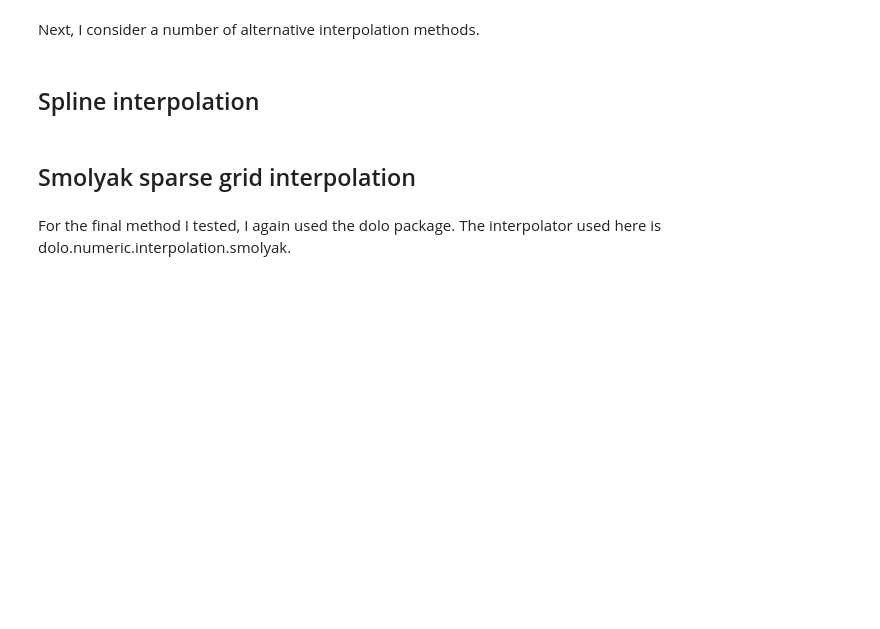
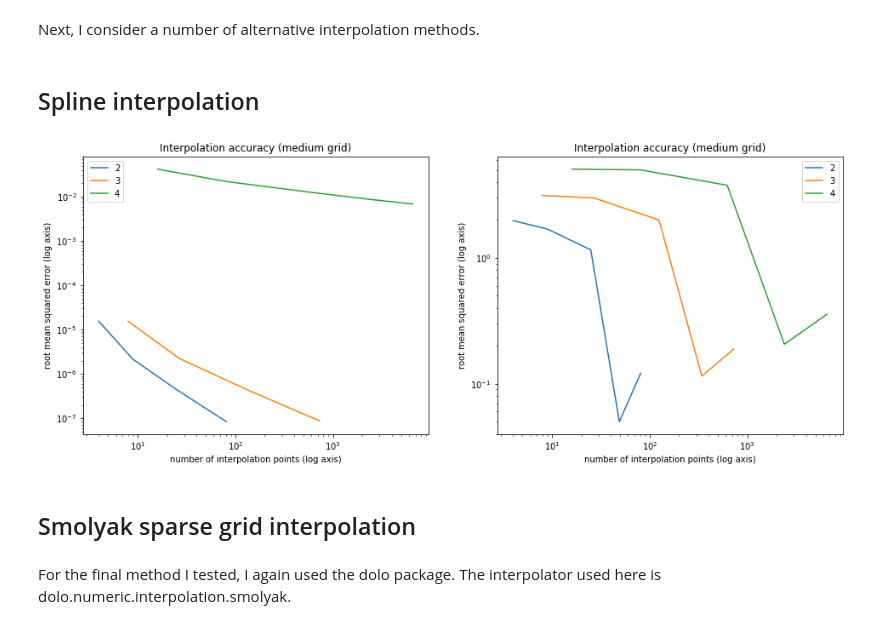
Before and after one commit to simonjheiler/function_approximation, a Jupyter notebook: student_project.ipynb, the cells around one changed output. Drawn from its saved outputs; the diff is of its cells as text; code cells hidden in the pictures; blank space fills up the shorter version.

```diff
--- a/student_project.ipynb
+++ b/student_project.ipynb
@@ -229,6 +230,74 @@ runtimes zhou:
 Next, I consider a number of alternative interpolation methods.
 # %% [markdown]
 ## Spline interpolation
+# %%
+# create instance for linear regular parametrization and set parameters
+params_spline = copy.deepcopy(params_default)
+params_spline["controls"]["interpolation method"] = "spline"
+params_spline["controls"]["grid_method"] = "regular"
+params_spline["controls"]["evaluate off-grid"] = "True"
+params_spline["controls"]["dims"] = [2, 3, 4]
+params_spline["controls"]["iterations"] = 5
+params_spline["controls"]["grid density"] = "medium"
+
+# create instance for zhou function
+params_zhou_spline = copy.deepcopy(params_spline)
+params_zhou_spline["controls"]["function to approximate"] = "zhou_vectorize"
+
+# create instance for borehole function
+params_borehole_spline = copy.deepcopy(params_spline)
+params_borehole_spline["controls"]["function to approximate"] = "borehole_wrapper_vectorize"
+# %%
+results_zhou_spline = execute_study(params_zhou_spline)
+results_borehole_spline = execute_study(params_borehole_spline)
+# %%
+fig = plt.figure(figsize=(16, 6))
+
+plt.subplot(1, 2, 1)
+plot_legend = []
+plot_x = []
+plot_y = []
+for dims in params_borehole_spline["controls"]["dims"]:
+    plot_legend.append(dims)
+    plot_x.append(results_borehole_spline["gridpoints"][dims])
+    plot_y.append(results_borehole_spline["rmse"][dims])
+
+for idx in range(len(params_borehole_spline["controls"]["dims"])):
+    plt.plot(plot_x[idx], plot_y[idx])
+
+plt.xscale("log")
+plt.yscale("log")
+plt.xlabel("number of interpolation points (log axis)")
+plt.ylabel("root mean squared error (log axis)")
+plt.legend(plot_legend)
+plt.title(
+    "Interpolation accuracy (" + params_borehole_spline["controls"]["grid density"] + " grid)"
+)
+
+plt.subplot(1, 2, 2)
+plot_legend = []
+plot_x = []
+plot_y = []
+for dims in params_zhou_spline["controls"]["dims"]:
+    plot_legend.append(dims)
+    plot_x.append(results_zhou_spline["gridpoints"][dims])
+    plot_y.append(results_zhou_spline["rmse"][dims])
+
+for idx in range(len(params_zhou_spline["controls"]["dims"])):
+    plt.plot(plot_x[idx], plot_y[idx])
+
+plt.xscale("log")
+plt.yscale("log")
+plt.xlabel("number of interpolation points (log axis)")
+plt.ylabel("root mean squared error (log axis)")
+plt.legend(plot_legend)
+plt.title(
+    "Interpolation accuracy (" + params_zhou_spline["controls"]["grid density"] + " grid)"
+)
+
+plt.show()
+# %% [output]
+[figure, added]
 # %% [markdown]
 ## Smolyak sparse grid interpolation
 # %% [markdown]
```
Also changed, not shown: parts of 14 cells of this notebook, 5 other files.
